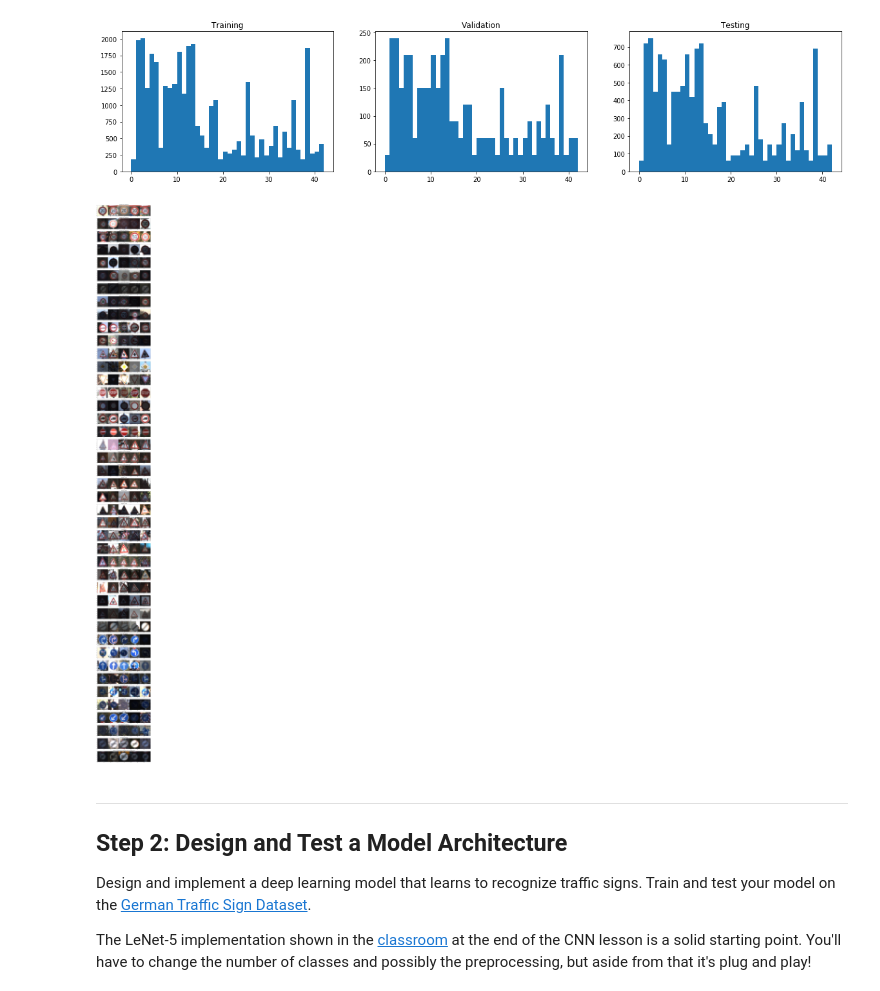
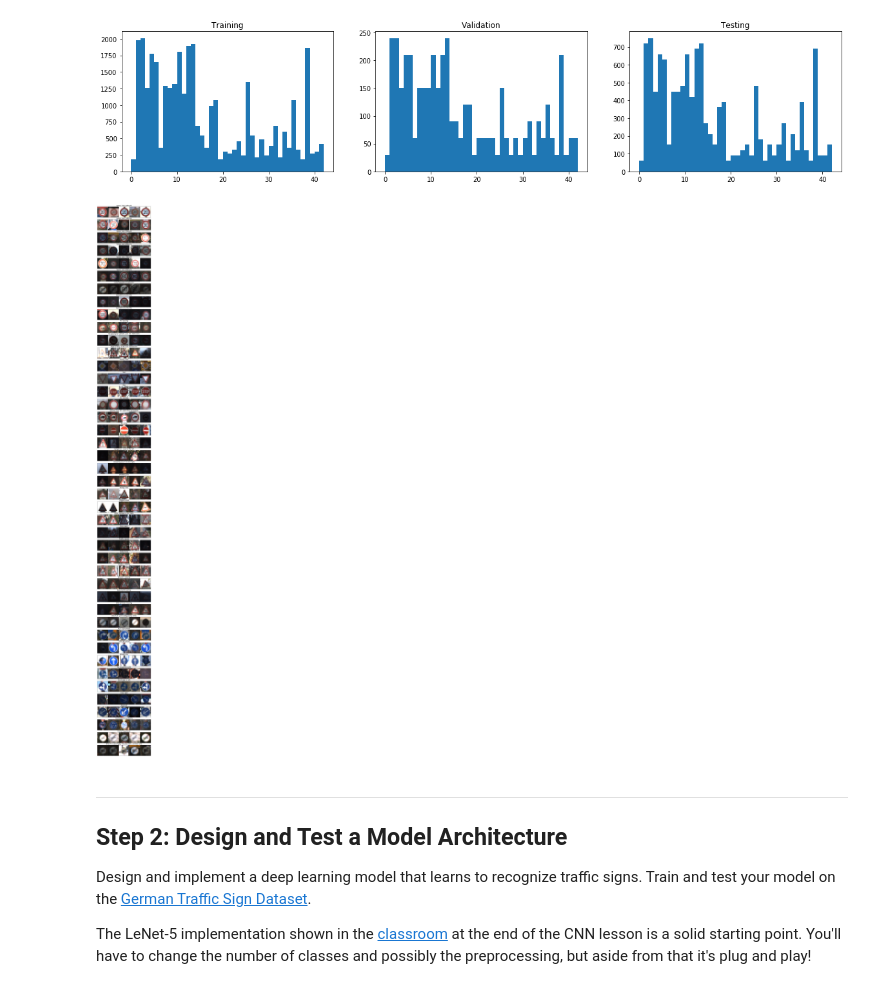
Before and after one commit to hvleejr/CarND-Traffic-Sign-Classifier-Project, a Jupyter notebook: Traffic_Sign_Classifier.ipynb, the cells around one changed output. Saved outputs shown, nothing was run; the diff lists cells and outputs as text; code cells hidden in the pictures.

```diff
--- a/Traffic_Sign_Classifier.ipynb
+++ b/Traffic_Sign_Classifier.ipynb
@@ -118,24 +118,26 @@ Text(0.5,1,'Testing')
 # %%
 # get random samples for each category and plot
 import pandas as pd
 
 sign_names = pd.read_csv('signnames.csv')
 ncols = 5
-f, ax = plt.subplots(n_classes, 1, figsize=(20, 5*n_classes))
+f, ax = plt.subplots(n_classes, 1, figsize=(20, 2*n_classes))
 for i in range(n_classes):
     row = []
     j = 0
     while j < ncols:
         idx = np.random.randint(0, y_train.shape[0])
         while y_train[idx] != i:
             idx = np.random.randint(0, y_train.shape[0])
         row.append(X_train[idx])
         j += 1
     row = np.hstack(row)
     ax[i].imshow(row)
-    ax[i].set_title(sign_names['SignName'].iloc[i], fontsize=18)
+    ax[i].set_title(sign_names['SignName'].iloc[i])
+    ax[i].get_xaxis().set_visible(False)
+    ax[i].get_yaxis().set_visible(False)
 # %% [output]
-[figure, old version]
+[figure, new version]
 # %% [markdown]
 ----
 
```
Also changed, not shown: parts of 16 cells of this notebook, 7 other files.
